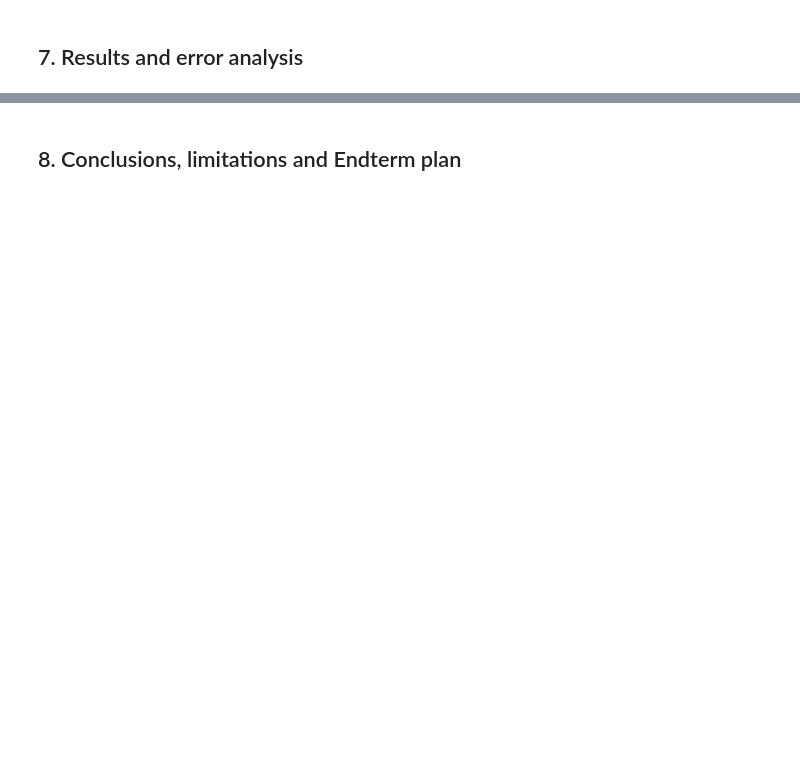
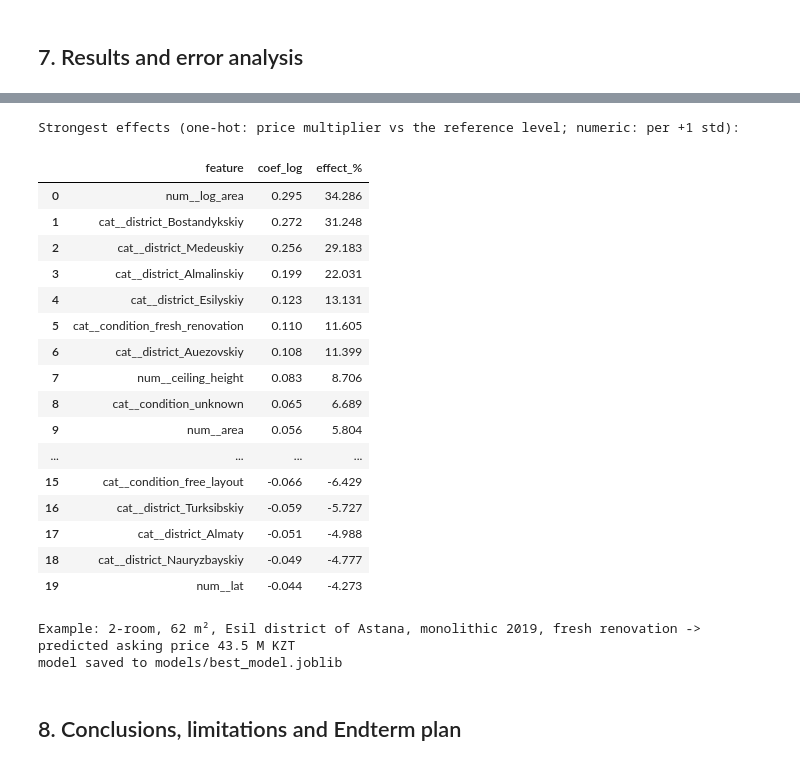
Before and after one commit to Newterios/mla_midtem, a Jupyter notebook: Midterm_SE-2424_Balgabekov_Kaiyrbekuly.ipynb, the cells around one changed output, grey strips where cells are left out. Cells and saved outputs as stored; diff of their text form; code cells hidden in the pictures; blank space fills up the shorter version.

```diff
--- a/Midterm_SE-2424_Balgabekov_Kaiyrbekuly.ipynb
+++ b/Midterm_SE-2424_Balgabekov_Kaiyrbekuly.ipynb
@@ -686,3 +703,49 @@ display(worst[["city", "district", "rooms", "area", "year_built", "condition", "
+# %%
+import joblib
+best_est = fitted[best_name]
+Path("models").mkdir(exist_ok=True)
+joblib.dump(best_est, "models/best_model.joblib")
+# coefficients of the linear model (inside TransformedTargetRegressor -> Pipeline)
+try:
+    pipe = best_est.regressor_
+    names = pipe.named_steps["pre"].get_feature_names_out()
+    coefs = pipe.named_steps["model"].coef_
+    ct = pd.DataFrame({"feature": names, "coef_log": coefs})
+    ct["effect_%"] = (np.exp(ct["coef_log"]) - 1) * 100
+    ct = ct[~ct["feature"].str.contains("missingindicator")]
+    print("Strongest effects (one-hot: price multiplier vs the reference level; numeric: per +1 std):")
+    display(pd.concat([ct.nlargest(10, "coef_log"), ct.nsmallest(10, "coef_log")]).round(3).reset_index(drop=True))
+except Exception as e:
+    print("coefficient table not available for this model:", e)
+# a prediction for one new listing
+example = pd.DataFrame([{"area": 62.0, "log_area": np.log(62.0), "rooms": 2, "kitchen_area": 10.0, "floor": 5, "total_floors": 9, "year_built": 2019,
+                         "ceiling_height": 2.8, "n_photos": 12, "lat": 51.128, "lon": 71.43, "city": "Astana", "district": "Esilyskiy",
+                         "building_type": "monolithic", "condition": "fresh_renovation", "bathroom": "separate", "furnished": "partly",
+                         "balcony": "has", "parking": "parking", "former_dorm": "no", "seller_type": "owner",
+                         "has_complex": 1, "mortgaged": 0, "is_urgent": 0, "has_detail": 1}])
+print(f"\nExample: 2-room, 62 m², Esil district of Astana, monolithic 2019, fresh renovation -> predicted asking price {best_est.predict(example)[0]/1e6:.1f} M KZT")
+print("model saved to models/best_model.joblib")
+# %% [output]
+Strongest effects (one-hot: price multiplier vs the reference level; numeric: per +1 std):
+|  | feature | coef_log | effect_% |
+| 0 | num__log_area | 0.295 | 34.286 |
+| 1 | cat__district_Bostandykskiy | 0.272 | 31.248 |
+| 2 | cat__district_Medeuskiy | 0.256 | 29.183 |
+| 3 | cat__district_Almalinskiy | 0.199 | 22.031 |
+| 4 | cat__district_Esilyskiy | 0.123 | 13.131 |
+| 5 | cat__condition_fresh_renovation | 0.110 | 11.605 |
+| 6 | cat__district_Auezovskiy | 0.108 | 11.399 |
+| 7 | num__ceiling_height | 0.083 | 8.706 |
+| 8 | cat__condition_unknown | 0.065 | 6.689 |
+| 9 | num__area | 0.056 | 5.804 |
+| ... | ... | ... | ... |
+| 15 | cat__condition_free_layout | -0.066 | -6.429 |
+| 16 | cat__district_Turksibskiy | -0.059 | -5.727 |
+| 17 | cat__district_Almaty | -0.051 | -4.988 |
+| 18 | cat__district_Nauryzbayskiy | -0.049 | -4.777 |
+| 19 | num__lat | -0.044 | -4.273 |
+Example: 2-room, 62 m², Esil district of Astana, monolithic 2019, fresh renovation -> predicted asking price 43.5 M KZT
+model saved to models/best_model.joblib
 # %% [markdown]
 ## 8. Conclusions, limitations and Endterm plan
 # %%
```
Also changed, not shown: parts of 25 cells of this notebook, 40 other files.
